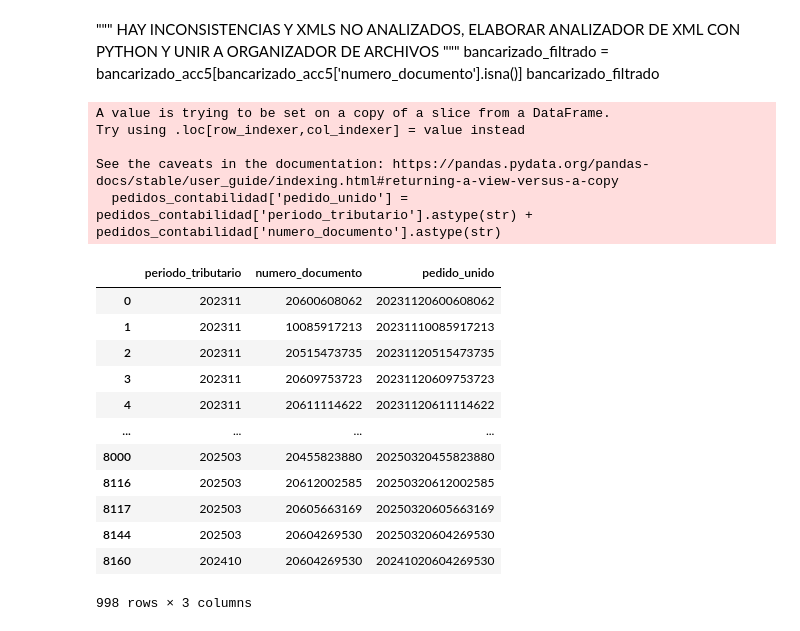
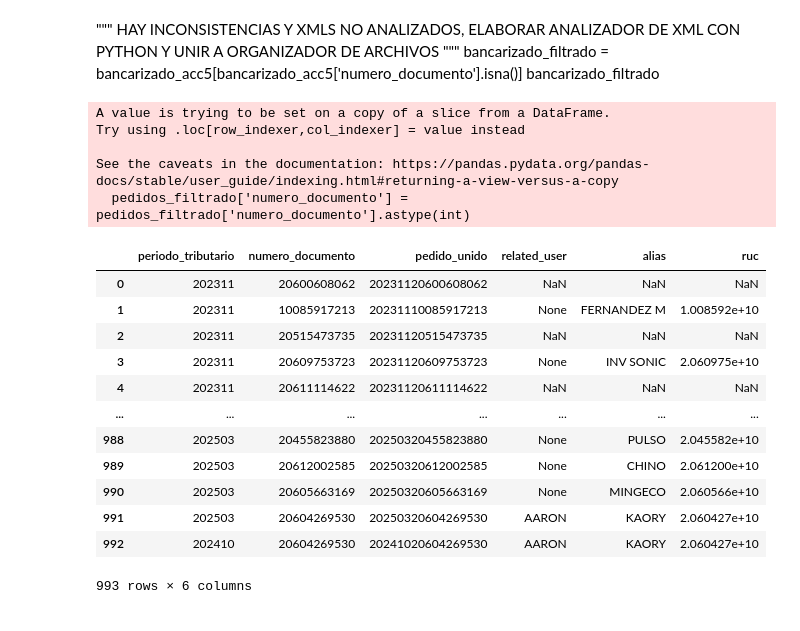
Before and after one commit to Raknaros/pytest, a Jupyter notebook: MetaFacturacion.ipynb, the cells around one changed output. Drawn from its saved outputs; the diff is of its cells as text; code cells hidden in the pictures.

Commit message:
Pedidos y facturas rdy

```diff
--- a/MetaFacturacion.ipynb
+++ b/MetaFacturacion.ipynb
@@ -190,26 +190,30 @@ HAY INCONSISTENCIAS Y XMLS NO ANALIZADOS, ELABORAR ANALIZADOR DE XML CON PYTHON
 bancarizado_filtrado = bancarizado_acc5[bancarizado_acc5['numero_documento'].isna()]
 bancarizado_filtrado
 # %%
-pedidos_contabilidad=acc_5[['periodo_tributario','numero_documento']]
+pedidos_contabilidad=acc_5[acc_5['tipo_documento'] != '0'][['periodo_tributario', 'numero_documento']]
 pedidos_contabilidad['pedido_unido'] = pedidos_contabilidad['periodo_tributario'].astype(str) + pedidos_contabilidad['numero_documento'].astype(str)
 pedidos_filtrado = pedidos_contabilidad.drop_duplicates(subset='pedido_unido', keep='first')
-pedidos_=pd.merge(df2_totales,df1,on='cod_pedido', how='left')
+pedidos_filtrado['numero_documento'] = pedidos_filtrado['numero_documento'].astype(int)
+pedidos_inferido=pd.merge(pedidos_filtrado,adquirientes[['related_user', 'alias', 'ruc']],left_on='numero_documento', right_on='ruc', how='left')
 # %% [output]
 A value is trying to be set on a copy of a slice from a DataFrame.
 Try using .loc[row_indexer,col_indexer] = value instead
 
 See the caveats in the documentation: https://pandas.pydata.org/pandas-docs/stable/user_guide/indexing.html#returning-a-view-versus-a-copy
-  pedidos_contabilidad['pedido_unido'] = pedidos_contabilidad['periodo_tributario'].astype(str) + pedidos_contabilidad['numero_documento'].astype(str)
+  pedidos_filtrado['numero_documento'] = pedidos_filtrado['numero_documento'].astype(int)
-|  | periodo_tributario | numero_documento | pedido_unido |
-| 0 | 202311 | 20600608062 | 20231120600608062 |
-| 1 | 202311 | 10085917213 | 20231110085917213 |
-| 2 | 202311 | 20515473735 | 20231120515473735 |
-| 3 | 202311 | 20609753723 | 20231120609753723 |
-| 4 | 202311 | 20611114622 | 20231120611114622 |
-| ... | ... | ... | ... |
-| 8000 | 202503 | 20455823880 | 20250320455823880 |
-| 8116 | 202503 | 20612002585 | 20250320612002585 |
-| 8117 | 202503 | 20605663169 | 20250320605663169 |
-| 8144 | 202503 | 20604269530 | 20250320604269530 |
-| 8160 | 202410 | 20604269530 | 20241020604269530 |
-998 rows × 3 columns
+# %%
+pedidos_inferido
+# %% [output]
+|  | periodo_tributario | numero_documento | pedido_unido | related_user | alias | ruc |
+| 0 | 202311 | 20600608062 | 20231120600608062 | NaN | NaN | NaN |
+| 1 | 202311 | 10085917213 | 20231110085917213 | None | FERNANDEZ M | 1.008592e+10 |
+| 2 | 202311 | 20515473735 | 20231120515473735 | NaN | NaN | NaN |
+| 3 | 202311 | 20609753723 | 20231120609753723 | None | INV SONIC | 2.060975e+10 |
+| 4 | 202311 | 20611114622 | 20231120611114622 | NaN | NaN | NaN |
+| ... | ... | ... | ... | ... | ... | ... |
+| 988 | 202503 | 20455823880 | 20250320455823880 | None | PULSO | 2.045582e+10 |
+| 989 | 202503 | 20612002585 | 20250320612002585 | None | CHINO | 2.061200e+10 |
+| 990 | 202503 | 20605663169 | 20250320605663169 | None | MINGECO | 2.060566e+10 |
+| 991 | 202503 | 20604269530 | 20250320604269530 | AARON | KAORY | 2.060427e+10 |
+| 992 | 202410 | 20604269530 | 20241020604269530 | AARON | KAORY | 2.060427e+10 |
+993 rows × 6 columns
```
